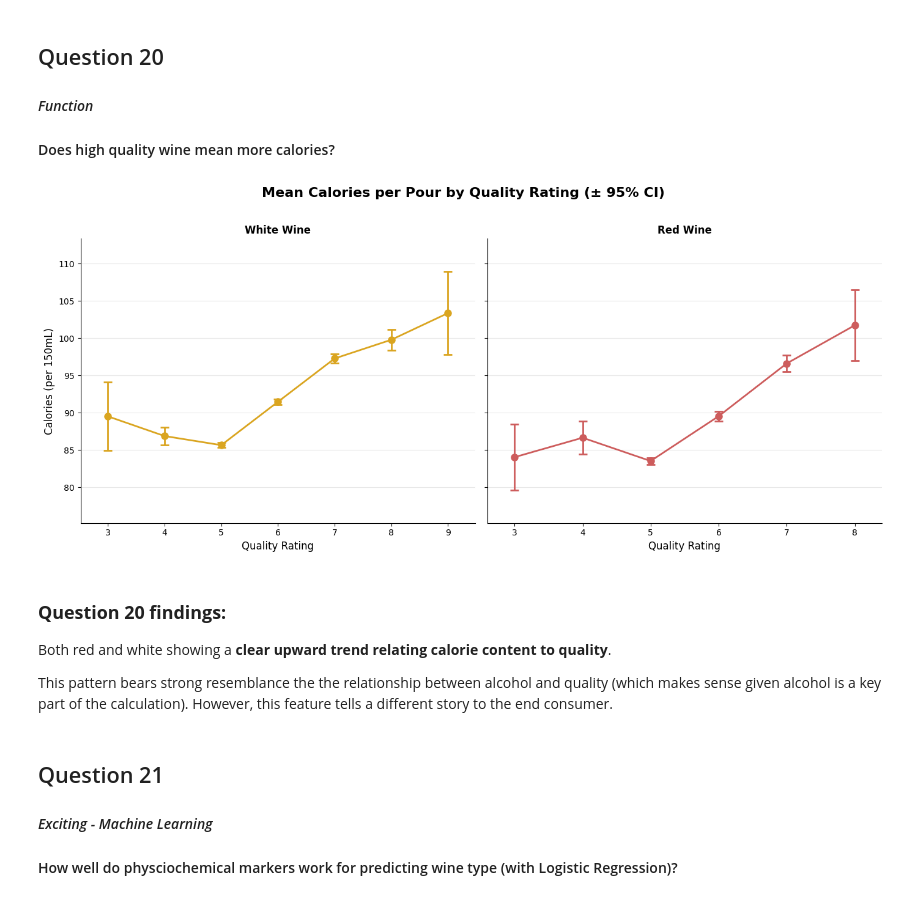
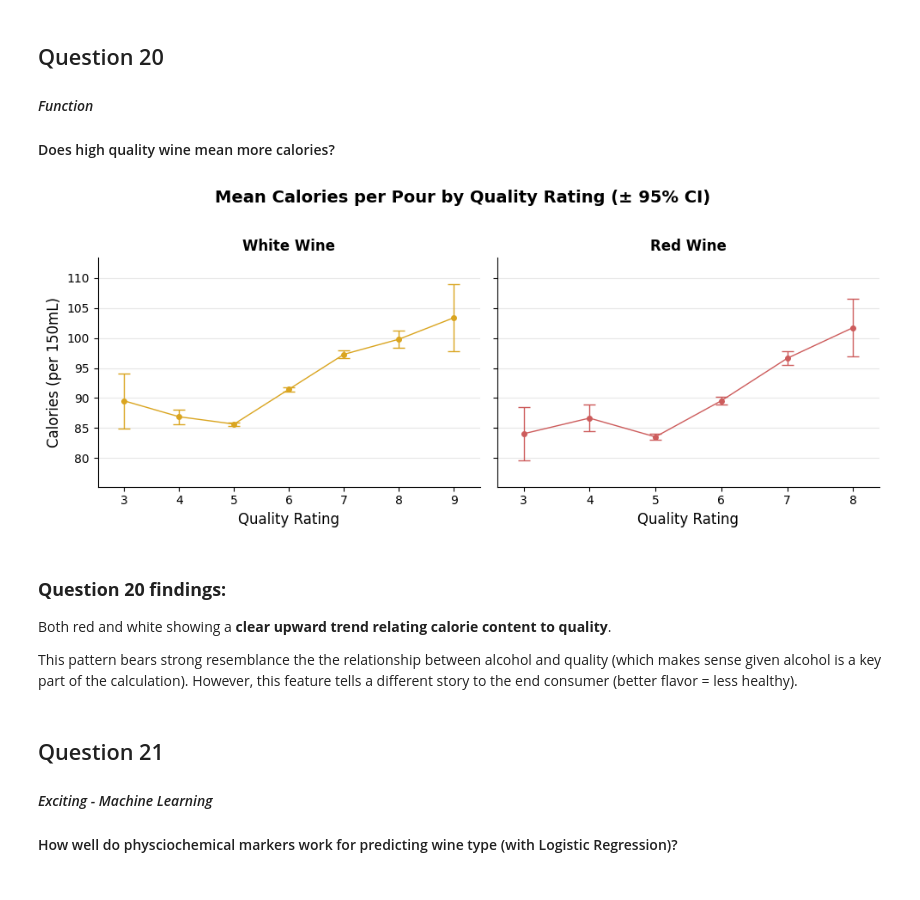
Before and after one commit to bspoerri/DS5010-Final-Project, a Jupyter notebook: final_project.ipynb, the cells around one changed output. Drawn from its saved outputs; the diff is of its cells as text; code cells hidden in the pictures.

```diff
--- a/final_project.ipynb
+++ b/final_project.ipynb
@@ -686,13 +695,13 @@ plt.show()
 [figure]
 # %%
 # compute correlation matrices grouped by wine type
-corrs = combined.groupby(['type'])[numerical_columns].corr()
+correlation_coefficients = combined.groupby(['type'])[numerical_columns].corr()
 
 for wine_type in combined['type'].unique():
     print(f'{wine_type.title()} Wine Correlations:')
-    print('=' * 50)
+    print('=' * 75)
 
-    type_corrs = corrs.loc[wine_type]
+    type_corrs = correlation_coefficients.loc[wine_type]
 
     # correlations with quality, sorted strongest to weakest
     quality_corrs = type_corrs['quality'].drop('quality').sort_values(ascending=False)
@@ -706,7 +715,7 @@ for wine_type in combined['type'].unique():
         top_pairing = marker_corrs.idxmax()
         pairing_corr = type_corrs.loc[marker, top_pairing]
 
-        print(f'{marker:25} quality: {quality:+.3f}   top pair: {top_pairing} ({pairing_corr:+.3f})')
+        print(f'{marker:25} quality: {quality:+.2f}   top pair: {top_pairing} ({pairing_corr:+.2f})')
 
     print()
 # %% [output]
@@ -764,7 +778,7 @@ for ax, wine_type in zip(axes, combined['type'].unique()):
                 marker='o',
                 capsize=5,
                 capthick=2,
-                color='indianred' if wine_type == 'red' else 'goldenrod')
+                color='indianred' if wine_type == 'red' else 'palegoldenrod')
 
     # annotate sample size above each error bar
     for quality in alc_stats_by_type.index:
@@ -893,17 +907,22 @@ fig, axes = plt.subplots(1, 2, figsize=(12, 5), sharey=True)
 # compare free SO2 levels across quality ratings for each wine type
 for ax, wine_type in zip(axes, combined["type"].unique()):
     data = combined.loc[combined["type"] == wine_type]
-    sulfur_stats = data.groupby("quality")["free sulfur dioxide"].agg(['mean', 'std'])
 
-    # error bars show 1 standard deviation around mean
-    ax.errorbar(sulfur_stats.index, sulfur_stats['mean'], yerr=sulfur_stats['std'],
+    # compute mean, 95% CI margin of error for error bars
+    sulfur_stats = data.groupby("quality")["free sulfur dioxide"].agg(
+        mean='mean',
+        moe=lambda x: 1.96 * (x.std() / (len(x) ** 0.5))
+    )
+
+    # error bars show 1 standard error around mean
+    ax.errorbar(sulfur_stats.index, sulfur_stats['mean'], yerr=sulfur_stats['moe'],
                 marker='o', capsize=5, capthick=2,
                 color=default_colors[wine_type])
     ax.set_title(f'{wine_type.title()} Wine')
     ax.set_xlabel('Quality Rating')
     ax.set_ylabel('Free Sulfur Dioxide (mg/L)')
 
-plt.suptitle('Mean Free Sulfur Dioxide by Quality (± Std Dev)',
+plt.suptitle('Mean Free Sulfur Dioxide by Quality (± Std Error)',
              fontsize=14,
              fontweight='bold')
 plt.tight_layout()
@@ -975,7 +994,8 @@ ax.errorbar(x, binned['mean'], yerr=binned['moe'],
             marker='o', capsize=5, capthick=2, color='steelblue')
 ax.set_xlabel('Sulphates (g/L)')
 ax.set_ylabel('Mean Free Sulfur Dioxide %')
-ax.set_title('Sulphates Impact on Free Sulfur Ratio')
+ax.set_title('Sulphates Impact on Free Sulfur Ratio',
+            fontweight="bold")
 plt.tight_layout()
 plt.show()
 # %% [output]
@@ -1240,7 +1260,7 @@ cal_stats = (combined.groupby(["type", "quality"])["estimated calories"]
 # 95% CI margin of error: z * std / sqrt(n)
 cal_stats['moe'] = 1.96 * cal_stats['std'] / np.sqrt(cal_stats['count'])
 
-fig, axes = plt.subplots(nrows=1, ncols=2, figsize=(14, 6), sharey=True)
+fig, axes = plt.subplots(nrows=1, ncols=2, figsize=(10, 4), sharey=True)
 
 for ax, wine_type in zip(axes, combined["type"].unique()):
     # slice multiindex to get just this wine type
@@ -1248,44 +1268,44 @@ for ax, wine_type in zip(axes, combined["type"].unique()):
 
     # plot as error bar chart
     ax.errorbar(data.index,
                 data["mean"],
                 yerr=data['moe'],
                 marker='o',
-                markersize=8,
+                markersize=4,
                 capsize=5,
-                capthick=2,
-                linewidth=2,
+                capthick=1,
+                linewidth=1,
                 color='indianred' if wine_type == 'red' else 'goldenrod')
 
     ax.set_xlabel("Quality Rating", fontsize=12)
     # only label y-axis on left plot since sharey=True
     ax.set_ylabel("Calories (per 150mL)" if wine_type == 'white' else "",
                   fontsize=12)
     ax.set_title(f'{wine_type.title()} Wine',
                  fontweight='bold',
                  fontsize=12)
     ax.set_xticks(data.index)
     # breathing room around data points
     ax.margins(x=0.08, y=0.15)
     ax.grid(axis='y', alpha=0.3)
     # cleaner look without top/right borders
     ax.spines['top'].set_visible(False)
     ax.spines['right'].set_visible(False)
 
 plt.suptitle("Mean Calories per Pour by Quality Rating (± 95% CI)",
-             fontsize=16,
+             fontsize=14,
              fontweight="bold",
              y=1.02)
 plt.tight_layout()
 plt.show()
 # %% [output]
-[figure, old version]
+[figure, new version]
 # %% [markdown]
 ### **Question 20 findings:**
 
 Both red and white showing a **clear upward trend relating calorie content to quality**.
 
-This pattern bears strong resemblance the the relationship between alcohol and quality (which makes sense given alcohol is a key part of the calculation). However, this feature tells a different story to the end consumer.
+This pattern bears strong resemblance the the relationship between alcohol and quality (which makes sense given alcohol is a key part of the calculation). However, this feature tells a different story to the end consumer (better flavor = less healthy).
 # %% [markdown]
 ## Question 21
 #### *Exciting - Machine Learning*
```
Also changed, not shown: parts of 57 cells of this notebook.
